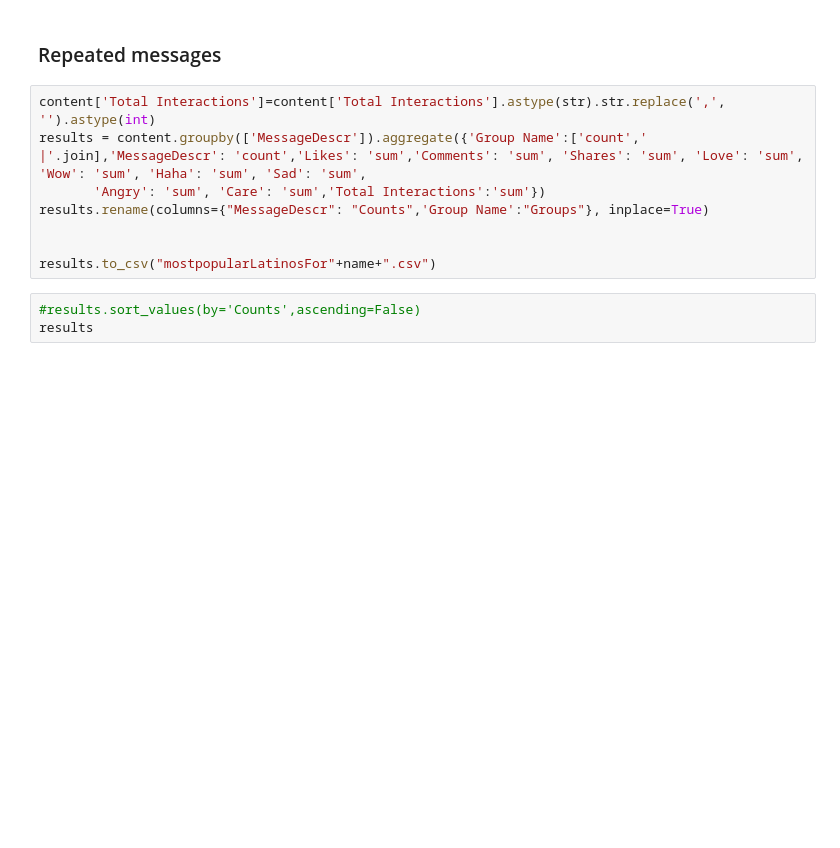
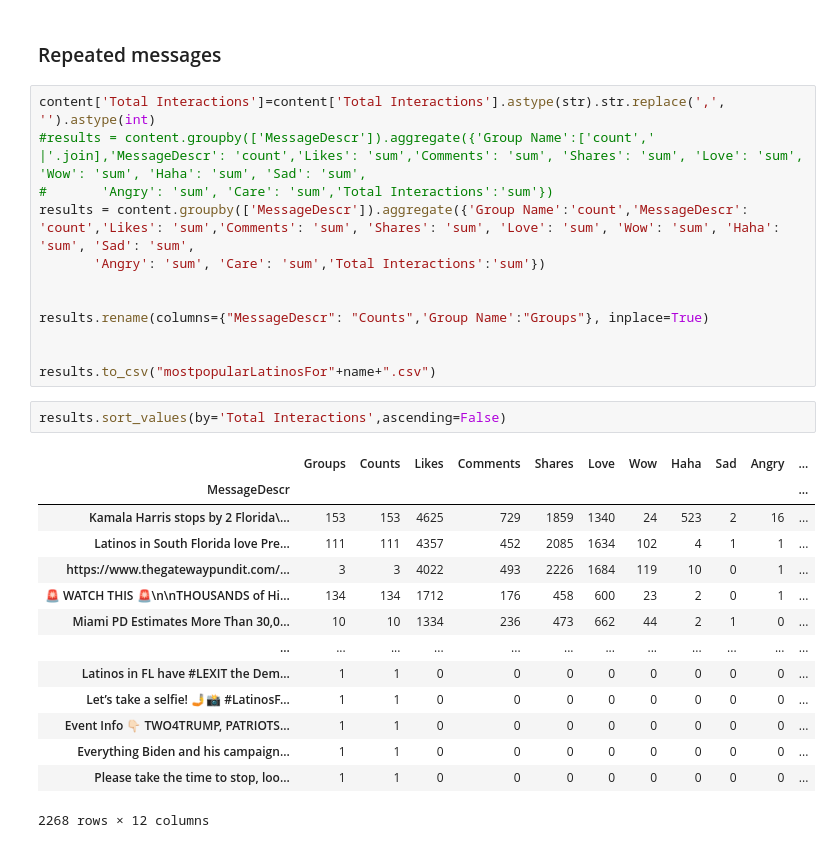
Before and after one commit to saviaga/Latinx2020, a Jupyter notebook: Latinx2020_Words-LatinosForTrump.ipynb, the cells around one changed output. Cells and saved outputs as stored; diff of their text form; blank space fills up the shorter version.

```diff
--- a/Latinx2020_Words-LatinosForTrump.ipynb
+++ b/Latinx2020_Words-LatinosForTrump.ipynb
@@ -253,12 +319,30 @@ word_messages
 ### Repeated messages
 # %%
 content['Total Interactions']=content['Total Interactions'].astype(str).str.replace(',', '').astype(int)
-results = content.groupby(['MessageDescr']).aggregate({'Group Name':['count',' |'.join],'MessageDescr': 'count','Likes': 'sum','Comments': 'sum', 'Shares': 'sum', 'Love': 'sum', 'Wow': 'sum', 'Haha': 'sum', 'Sad': 'sum',
+#results = content.groupby(['MessageDescr']).aggregate({'Group Name':['count',' |'.join],'MessageDescr': 'count','Likes': 'sum','Comments': 'sum', 'Shares': 'sum', 'Love': 'sum', 'Wow': 'sum', 'Haha': 'sum', 'Sad': 'sum',
+#       'Angry': 'sum', 'Care': 'sum','Total Interactions':'sum'})
+results = content.groupby(['MessageDescr']).aggregate({'Group Name':'count','MessageDescr': 'count','Likes': 'sum','Comments': 'sum', 'Shares': 'sum', 'Love': 'sum', 'Wow': 'sum', 'Haha': 'sum', 'Sad': 'sum',
        'Angry': 'sum', 'Care': 'sum','Total Interactions':'sum'})
+
+
 results.rename(columns={"MessageDescr": "Counts",'Group Name':"Groups"}, inplace=True)
 
 
 results.to_csv("mostpopularLatinosFor"+name+".csv")
 # %%
-#results.sort_values(by='Counts',ascending=False)
-results
+results.sort_values(by='Total Interactions',ascending=False)
+# %% [output]
+|  | Groups | Counts | Likes | Comments | Shares | Love | Wow | Haha | Sad | Angry | ... |
+| MessageDescr |  |  |  |  |  |  |  |  |  |  | ... |
+| Kamala Harris stops by 2 Florida\... | 153 | 153 | 4625 | 729 | 1859 | 1340 | 24 | 523 | 2 | 16 | ... |
+| Latinos in South Florida love Pre... | 111 | 111 | 4357 | 452 | 2085 | 1634 | 102 | 4 | 1 | 1 | ... |
+| https://www.thegatewaypundit.com/... | 3 | 3 | 4022 | 493 | 2226 | 1684 | 119 | 10 | 0 | 1 | ... |
+| 🚨 WATCH THIS 🚨\n\nTHOUSANDS of Hi... | 134 | 134 | 1712 | 176 | 458 | 600 | 23 | 2 | 0 | 1 | ... |
+| Miami PD Estimates More Than 30,0... | 10 | 10 | 1334 | 236 | 473 | 662 | 44 | 2 | 1 | 0 | ... |
+| ... | ... | ... | ... | ... | ... | ... | ... | ... | ... | ... | ... |
+| Latinos in FL have #LEXIT the Dem... | 1 | 1 | 0 | 0 | 0 | 0 | 0 | 0 | 0 | 0 | ... |
+| Let’s take a selfie! 🤳📸 #LatinosF... | 1 | 1 | 0 | 0 | 0 | 0 | 0 | 0 | 0 | 0 | ... |
+| Event Info 👇🏻 TWO4TRUMP, PATRIOTS... | 1 | 1 | 0 | 0 | 0 | 0 | 0 | 0 | 0 | 0 | ... |
+| Everything Biden and his campaign... | 1 | 1 | 0 | 0 | 0 | 0 | 0 | 0 | 0 | 0 | ... |
+| Please take the time to stop, loo... | 1 | 1 | 0 | 0 | 0 | 0 | 0 | 0 | 0 | 0 | ... |
+2268 rows × 12 columns
```
Also changed, not shown: parts of 10 cells of this notebook, 2 other files.
